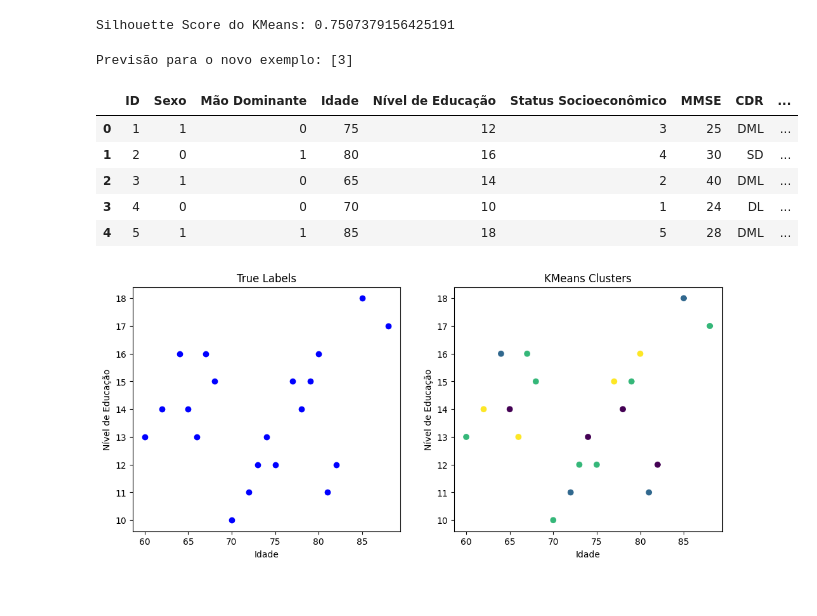
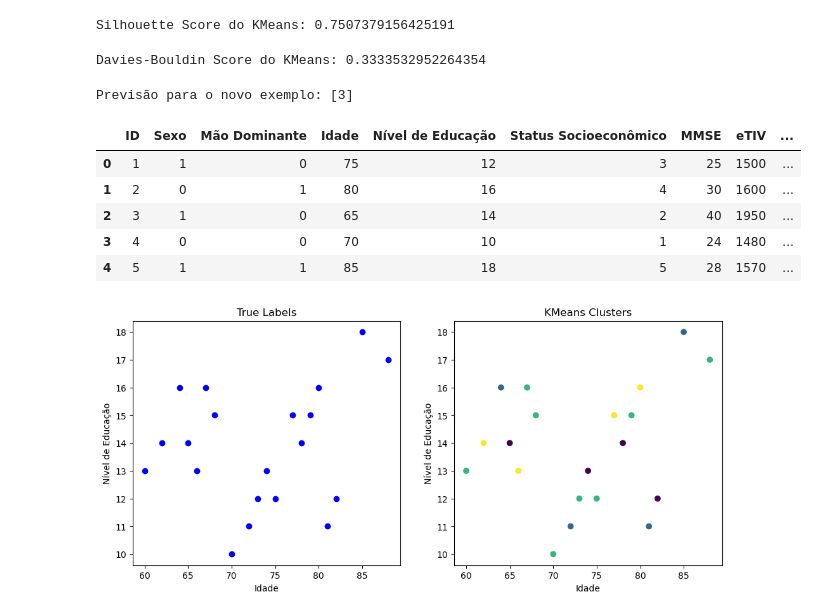
Before and after one commit to joelmaf/course.ai, a Jupyter notebook: Unidade01/Alzheimer.ipynb, the cells around one changed output. Drawn from its saved outputs; the diff is of its cells as text; code cells hidden in the pictures.

```diff
--- a/Unidade01/Alzheimer.ipynb
+++ b/Unidade01/Alzheimer.ipynb
@@ -50,11 +61,11 @@ data = {
     'Nível de Educação': [12, 16, 14, 10, 18, 13, 15, 12, 16, 11, 17, 14, 13, 15, 11, 12, 13, 14, 15, 16],
     'Status Socioeconômico': [3, 4, 2, 1, 5, 3, 4, 2, 1, 5, 3, 4, 2, 1, 5, 3, 4, 2, 1, 5],
     'MMSE': [25, 30, 40, 24, 28, 26, 31, 39, 23, 29, 27, 32, 38, 22, 28, 24, 31, 37, 21, 26],
-    'CDR': ['DML', 'SD', 'DML', 'DL', 'DML', 'DL', 'SD', 'DL', 'DML', 'DML', 'DL', 'SD', 'DML', 'DL', 'DML', 'DML', 'DL', 'SD', 'DML', 'DML'],
     'eTIV': [1500, 1600, 1950, 1480, 1570, 1500, 1600, 1950, 1480, 1570, 1500, 1600, 1950, 1480, 1570, 1500, 1600, 1950, 1480, 1570],
     'nWBV': [0.68, 0.70, 0.86, 0.65, 0.69, 0.68, 0.70, 0.86, 0.65, 0.69, 0.68, 0.70, 0.86, 0.65, 0.69, 0.68, 0.70, 0.86, 0.65, 0.69],
     'ASF': [1.2, 1.1, 1.9, 1.2, 1.1, 1.2, 1.1, 1.9, 1.2, 1.1, 1.2, 1.1, 1.9, 1.2, 1.1, 1.2, 1.1, 1.9, 1.2, 1.1],
-    'Delay': [0, 2, 1, 3, 4, 0, 2, 1, 3, 4, 0, 2, 1, 3, 4, 0, 2, 1, 3, 4]
+    'Delay': [0, 2, 1, 3, 4, 0, 2, 1, 3, 4, 0, 2, 1, 3, 4, 0, 2, 1, 3, 4],
+    'CDR': ['DML', 'SD', 'DML', 'DL', 'DML', 'DL', 'SD', 'DL', 'DML', 'DML', 'DL', 'SD', 'DML', 'DL', 'DML', 'DML', 'DL', 'SD', 'DML', 'DML']
 }
 
 df = pd.DataFrame(data)
@@ -144,4 +201,10 @@ kmeans_silhouette = silhouette_score(X, clusters)
 print("Silhouette Score do KMeans:", kmeans_silhouette)
 # %% [output]
 Silhouette Score do KMeans: 0.7507379156425191
+# %%
+# Calculando o Davies-Bouldin Score
+kmeans_davies_bouldin = davies_bouldin_score(X, clusters)
+print("Davies-Bouldin Score do KMeans:", kmeans_davies_bouldin)
+# %% [output]
+Davies-Bouldin Score do KMeans: 0.3333532952264354
 # %%
@@ -154,15 +213,15 @@ print("Previsão para o novo exemplo:", nova_previsao)
 Previsão para o novo exemplo: [3]
 # %%
 # Adicionando a coluna CDR_cluster ao dataframe
-df['CDR_cluster'] = clusters
-df.head()
+X['CDR_cluster'] = clusters
+X.head()
 # %% [output]
-|  | ID | Sexo | Mão Dominante | Idade | Nível de Educação | Status Socioeconômico | MMSE | CDR | ... |
-| 0 | 1 | 1 | 0 | 75 | 12 | 3 | 25 | DML | ... |
-| 1 | 2 | 0 | 1 | 80 | 16 | 4 | 30 | SD | ... |
-| 2 | 3 | 1 | 0 | 65 | 14 | 2 | 40 | DML | ... |
-| 3 | 4 | 0 | 0 | 70 | 10 | 1 | 24 | DL | ... |
-| 4 | 5 | 1 | 1 | 85 | 18 | 5 | 28 | DML | ... |
+|  | ID | Sexo | Mão Dominante | Idade | Nível de Educação | Status Socioeconômico | MMSE | eTIV | ... |
+| 0 | 1 | 1 | 0 | 75 | 12 | 3 | 25 | 1500 | ... |
+| 1 | 2 | 0 | 1 | 80 | 16 | 4 | 30 | 1600 | ... |
+| 2 | 3 | 1 | 0 | 65 | 14 | 2 | 40 | 1950 | ... |
+| 3 | 4 | 0 | 0 | 70 | 10 | 1 | 24 | 1480 | ... |
+| 4 | 5 | 1 | 1 | 85 | 18 | 5 | 28 | 1570 | ... |
 # %%
 # Visualizando os resultados
 plt.figure(figsize=(12, 5))
```
Also changed, not shown: parts of 34 cells of this notebook, 8 other files.
